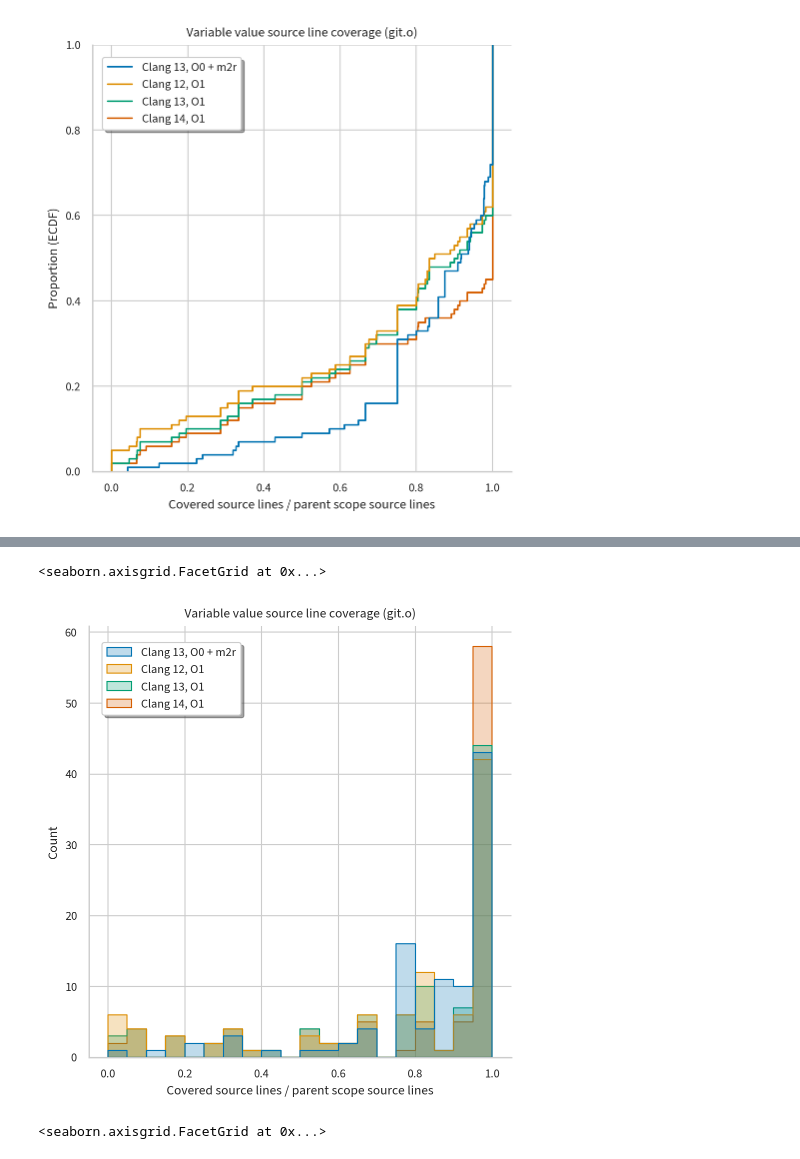
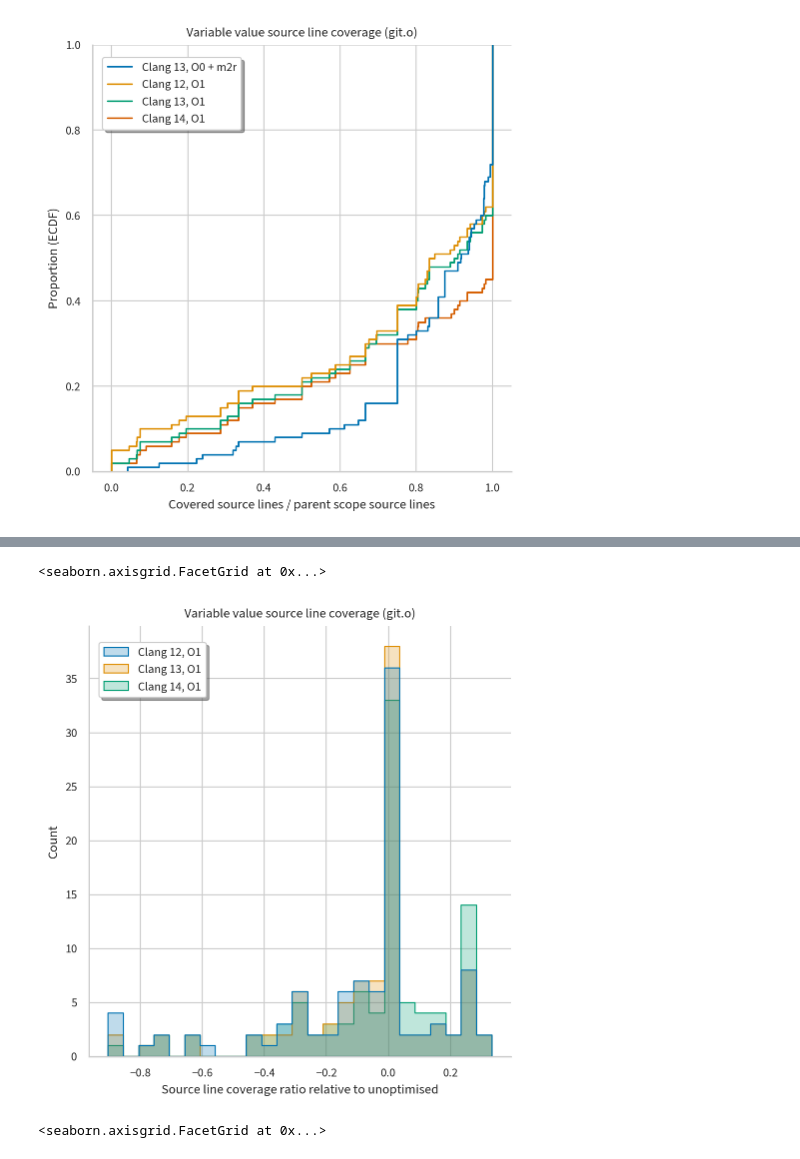
Before and after one commit to jryans/debug-info-metrics-artifact, a Jupyter notebook: data/git/file/git.o.ipynb, the cells around one changed output, grey strips where cells are left out. Cells and saved outputs as stored; diff of their text form; code cells hidden in the pictures.

```diff
--- a/data/git/file/git.o.ipynb
+++ b/data/git/file/git.o.ipynb
@@ -42,26 +65,25 @@ g.set(
 # %%
 g = sns.displot(
-  pd.read_csv("git.o-distribution.csv"),
-  x="CL / SL",
+  pd.read_csv("git.o-delta.csv"),
+  x="CL / SL Delta",
   hue="Variant",
   element="step",
-  bins=20,
 )
 sns.move_legend(
   g,
   "upper left",
   bbox_to_anchor=(0.1, 0.95),
   frameon=True,
   shadow=True,
   title=None,
 )
 g.set(
   title="Variable value source line coverage (git.o)",
-  xlabel="Covered source lines / parent scope source lines",
+  xlabel="Source line coverage ratio relative to unoptimised",
 )
 # %% [output]
 <seaborn.axisgrid.FacetGrid at 0x...>
-[figure, old version]
+[figure, new version]
 # %%
 g = sns.catplot(
   pd.read_csv("git.o-average.csv"),
```
Also changed, not shown: parts of 1 cell of this notebook, 4 other files.
